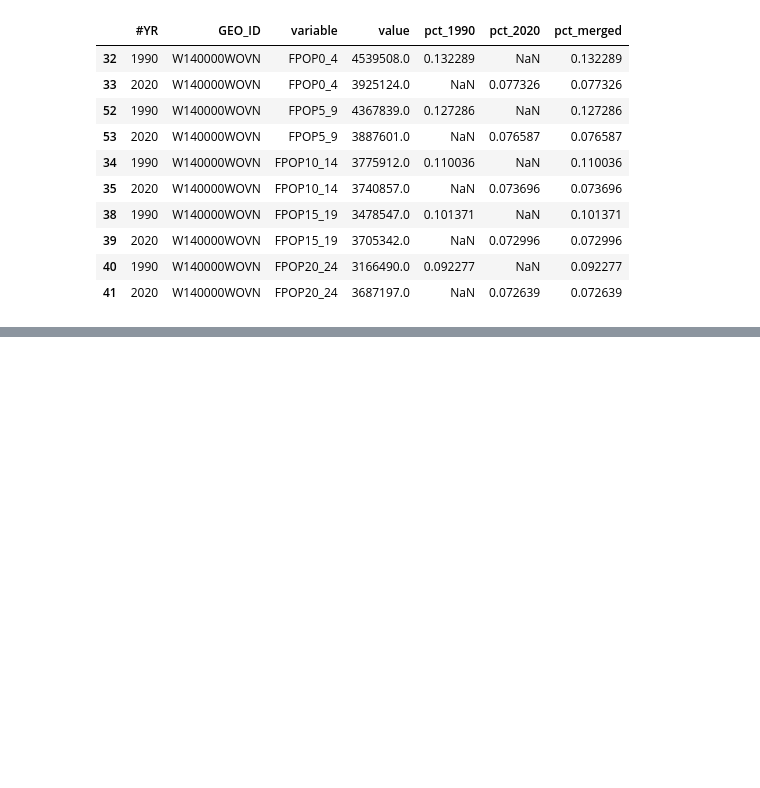
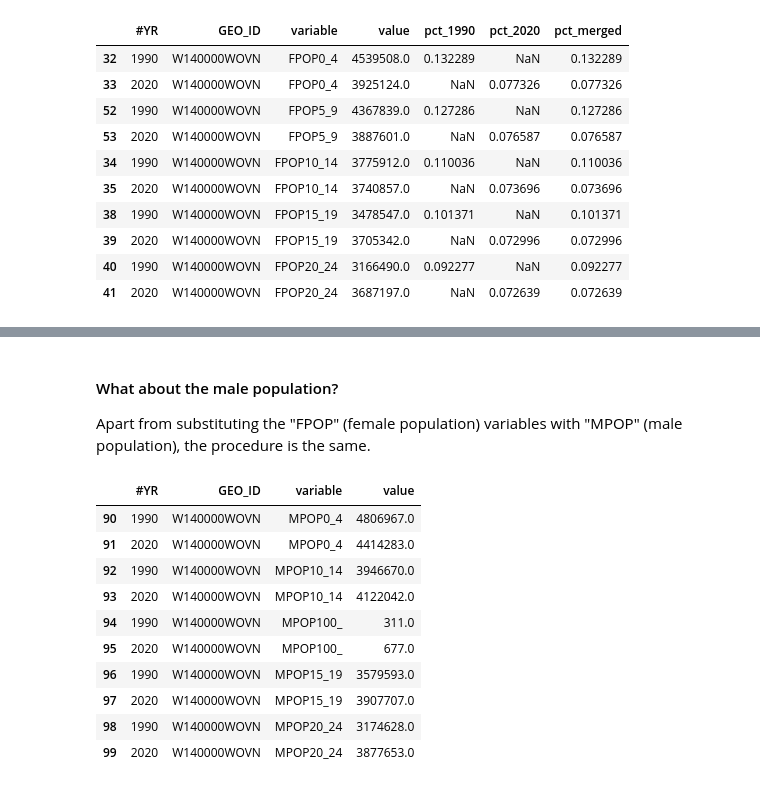
Before and after one commit to thaianle/international-database, a Jupyter notebook: idb5yr-python.ipynb, the cells around one changed output, grey strips where cells are left out. Cells and saved outputs as stored; diff of their text form; code cells hidden in the pictures; blank space fills up the shorter version.

```diff
--- a/idb5yr-python.ipynb
+++ b/idb5yr-python.ipynb
@@ -251,0 +257,22 @@ Compared to 1989, Vietnam had transitioned to an older age distribution as of 20
+# %% [markdown]
+#### What about the male population?
+
+Apart from substituting the "FPOP" (female population) variables with "MPOP" (male population), the procedure is the same.
+# %%
+vn_mpop = vn_comparison_long[vn_comparison_long['variable'].isin(['MPOP0_4', 'MPOP5_9', 'MPOP10_14', 'MPOP15_19', 'MPOP20_24', 'MPOP25_29',
+                                                                  'MPOP30_34', 'MPOP35_39', 'MPOP40_44', 'MPOP45_49', 'MPOP50_54', 'MPOP55_59',
+                                                                  'MPOP60_64', 'MPOP65_69', 'MPOP70_74', 'MPOP75_79', 'MPOP80_84', 'MPOP85_89',
+                                                                  'MPOP90_94', 'MPOP95_99', 'MPOP100_'])]
+vn_mpop.head(10)
+# %% [output]
+|  | #YR | GEO_ID | variable | value |
+| 90 | 1990 | W140000WOVN | MPOP0_4 | 4806967.0 |
+| 91 | 2020 | W140000WOVN | MPOP0_4 | 4414283.0 |
+| 92 | 1990 | W140000WOVN | MPOP10_14 | 3946670.0 |
+| 93 | 2020 | W140000WOVN | MPOP10_14 | 4122042.0 |
+| 94 | 1990 | W140000WOVN | MPOP100_ | 311.0 |
+| 95 | 2020 | W140000WOVN | MPOP100_ | 677.0 |
+| 96 | 1990 | W140000WOVN | MPOP15_19 | 3579593.0 |
+| 97 | 2020 | W140000WOVN | MPOP15_19 | 3907707.0 |
+| 98 | 1990 | W140000WOVN | MPOP20_24 | 3174628.0 |
+| 99 | 2020 | W140000WOVN | MPOP20_24 | 3877653.0 |
```
Also changed, not shown: parts of 5 cells of this notebook.
